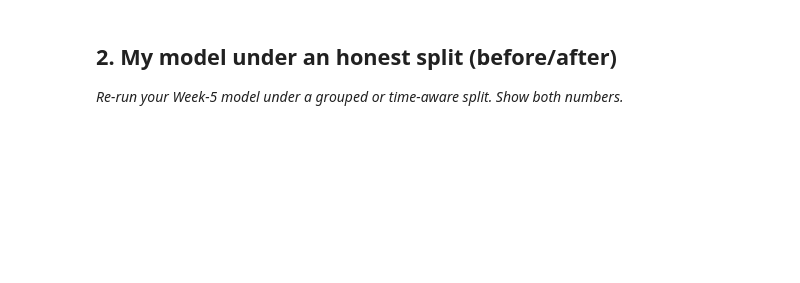
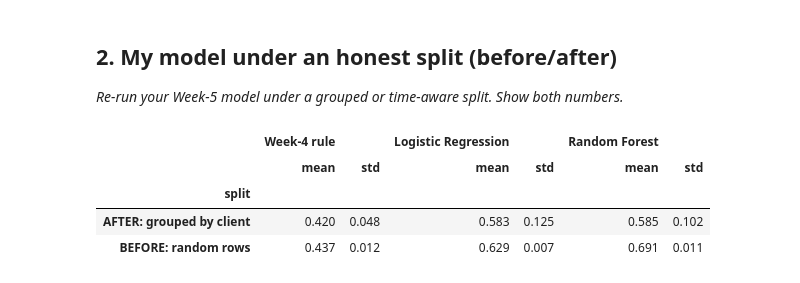
Before and after one commit to tabeeljohn2/flyrank-ml-internship, a Jupyter notebook: work/notebooks/w06_validation_audit.ipynb, the cells around one changed output. Drawn from its saved outputs; the diff is of its cells as text; code cells hidden in the pictures; blank space fills up the shorter version.

```diff
--- a/work/notebooks/w06_validation_audit.ipynb
+++ b/work/notebooks/w06_validation_audit.ipynb
@@ -8,0 +44,10 @@ This skeleton is yours to fill. Work the sections **in order** — each one has
+# %%
+!pip -q install pypdf
+from pypdf import PdfReader
+path = "docs/flyrank-seo-research-march-2026.pdf"
+if not os.path.exists(path):
+    !wget -q -O docs/flyrank-seo-research-march-2026.pdf https://raw.githubusercontent.com/flyrank-bih/flyrank-ml-internship-starter/main/docs/flyrank-seo-research-march-2026.pdf
+r = PdfReader(path)
+print(len(r.pages), "pages")
+for i, p in enumerate(r.pages):
+    print("\n--- page", i+1); print(p.extract_text())
@@ -17,3 +108,29 @@ This skeleton is yours to fill. Work the sections **in order** — each one has
 ## 2. My model under an honest split (before/after)
 
 *Re-run your Week-5 model under a grouped or time-aware split. Show both numbers.*
+# %%
+def run(tr, te):
+    bb = 0.6*te["days_since_last_update"].rank(pct=True) + 0.4*te["impressions_90d"].rank(pct=True)
+    row = {"Week-4 rule": roc_auc_score(te["declined"], bb)}
+    for n, m in models.items():
+        m.fit(tr[FEATURES], tr["declined"])
+        row[n] = roc_auc_score(te["declined"], m.predict_proba(te[FEATURES])[:,1])
+    return row
+
+rows = []
+for seed in range(10):
+    tr, te = train_test_split(d, test_size=0.2, random_state=seed)
+    r = run(tr, te); r["split"] = "BEFORE: random rows"
+    r["shared_clients"] = len(set(tr.client_id) & set(te.client_id)); rows.append(r)
+    a, c = next(GroupShuffleSplit(n_splits=1, test_size=0.2, random_state=seed).split(d, d["declined"], groups=d["client_id"]))
+    r = run(d.iloc[a], d.iloc[c]); r["split"] = "AFTER: grouped by client"
+    r["shared_clients"] = 0; rows.append(r)
+
+ba = pd.DataFrame(rows)
+ba.groupby("split")[["Week-4 rule","Logistic Regression","Random Forest"]].agg(["mean","std"]).round(3)
+# %% [output]
+|  | Week-4 rule |  | Logistic Regression |  | Random Forest |  |
+|  | mean | std | mean | std | mean | std |
+| split |  |  |  |  |  |  |
+| AFTER: grouped by client | 0.420 | 0.048 | 0.583 | 0.125 | 0.585 | 0.102 |
+| BEFORE: random rows | 0.437 | 0.012 | 0.629 | 0.007 | 0.691 | 0.011 |
```
Also changed, not shown: parts of 24 cells of this notebook.
